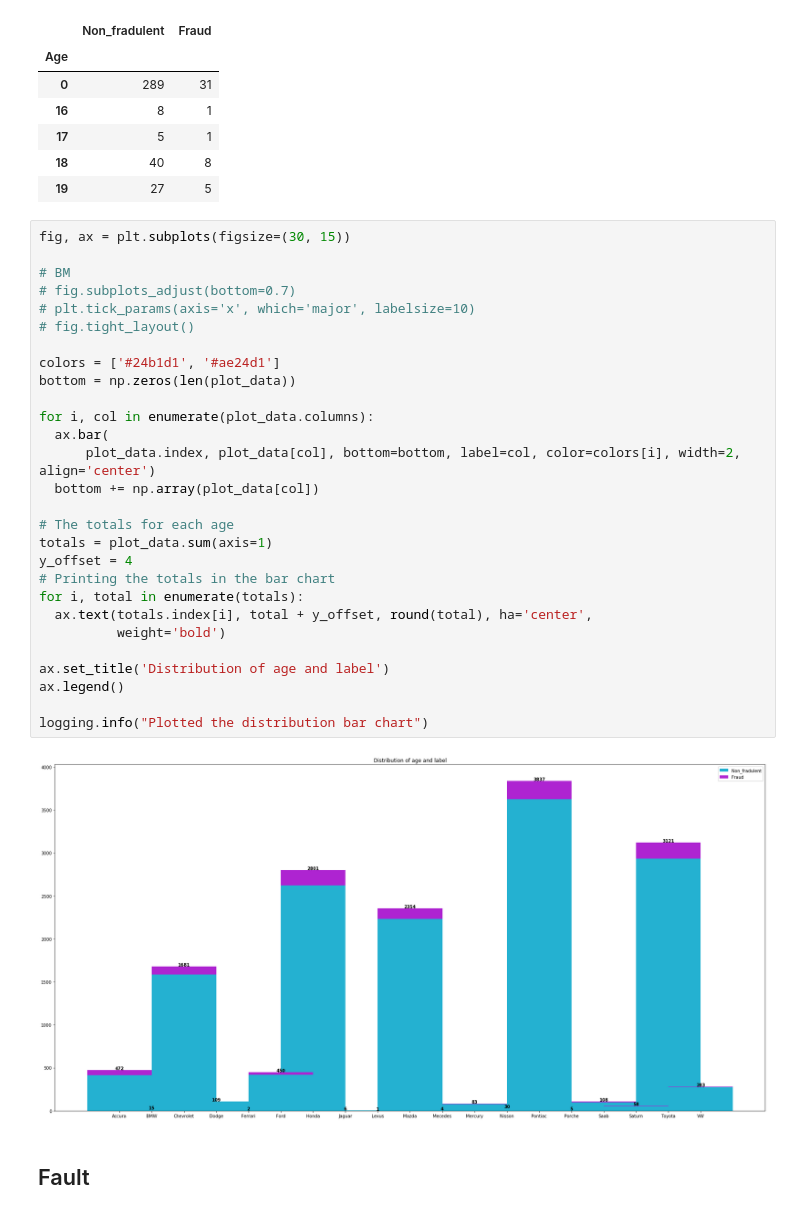
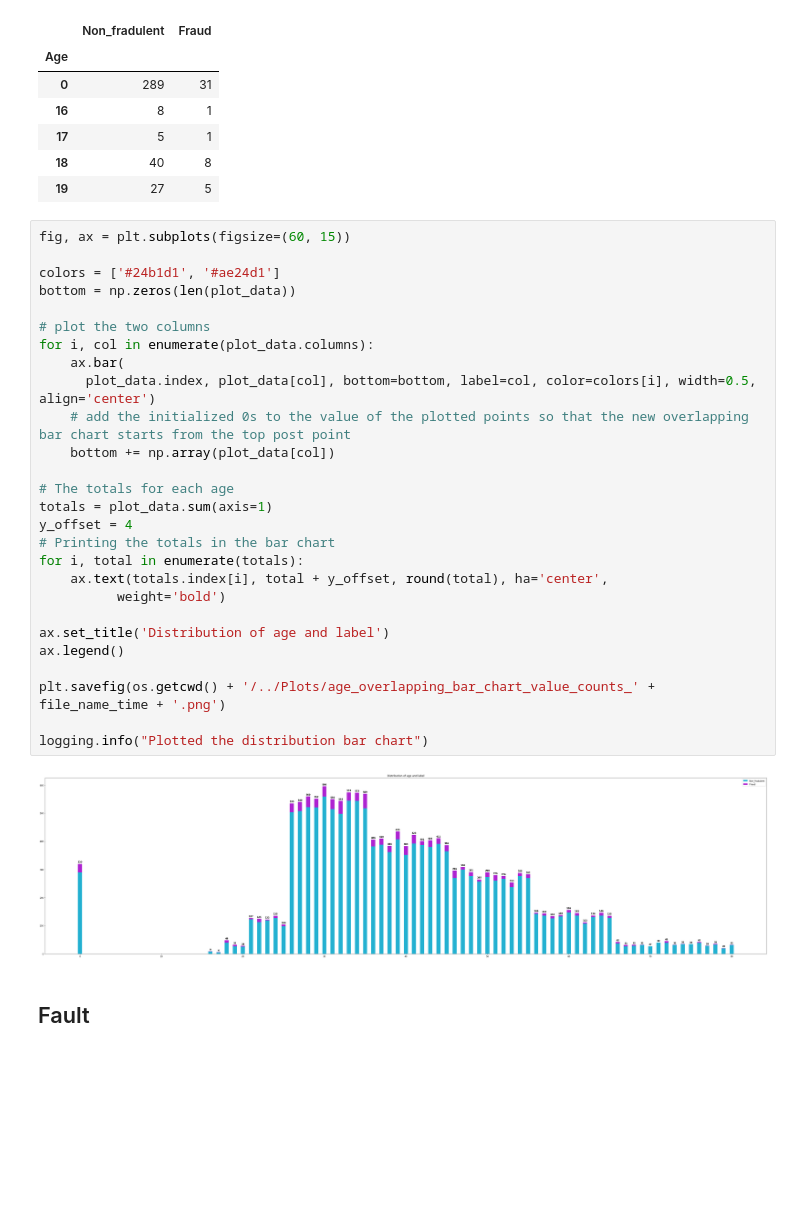
Before and after one commit to bernardmizz13/Vehicle_insurance_claim_fraud_detection, a Jupyter notebook: Jupyter_notebooks/Data_segmentation_prep.ipynb, the cells around one changed output. Drawn from its saved outputs; the diff is of its cells as text; blank space fills up the shorter version.

Commit message:
Fixed overlapping bar chart issue

```diff
--- a/Jupyter_notebooks/Data_segmentation_prep.ipynb
+++ b/Jupyter_notebooks/Data_segmentation_prep.ipynb
@@ -349,35 +349,34 @@ plot_data.head(5)
 | 18 | 40 | 8 |
 | 19 | 27 | 5 |
 # %%
-fig, ax = plt.subplots(figsize=(30, 15))
-
-# BM
-# fig.subplots_adjust(bottom=0.7)
-# plt.tick_params(axis='x', which='major', labelsize=10)
-# fig.tight_layout()
+fig, ax = plt.subplots(figsize=(60, 15))
 
 colors = ['#24b1d1', '#ae24d1']
 bottom = np.zeros(len(plot_data))
 
+# plot the two columns
 for i, col in enumerate(plot_data.columns):
-  ax.bar(
-      plot_data.index, plot_data[col], bottom=bottom, label=col, color=colors[i], width=2, align='center')
-  bottom += np.array(plot_data[col])
+    ax.bar(
+      plot_data.index, plot_data[col], bottom=bottom, label=col, color=colors[i], width=0.5, align='center')
+    # add the initialized 0s to the value of the plotted points so that the new overlapping bar chart starts from the top post point
+    bottom += np.array(plot_data[col])
 
 # The totals for each age
 totals = plot_data.sum(axis=1)
 y_offset = 4
 # Printing the totals in the bar chart
 for i, total in enumerate(totals):
-  ax.text(totals.index[i], total + y_offset, round(total), ha='center',
+    ax.text(totals.index[i], total + y_offset, round(total), ha='center',
           weight='bold')
 
 ax.set_title('Distribution of age and label')
 ax.legend()
 
+plt.savefig(os.getcwd() + '/../Plots/age_overlapping_bar_chart_value_counts_' + file_name_time + '.png')
+
 logging.info("Plotted the distribution bar chart")
 # %% [output]
-[figure, old version]
+[figure, new version]
 # %% [markdown]
 ## Fault
 # %%
```
Also changed, not shown: parts of 4 cells of this notebook.
